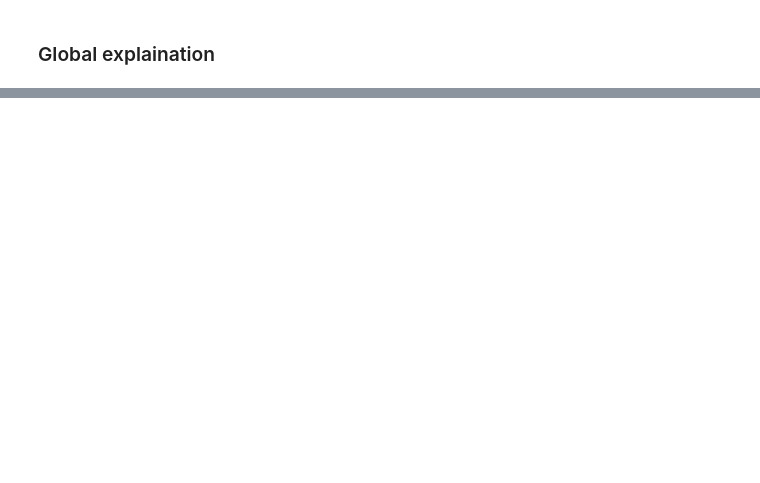
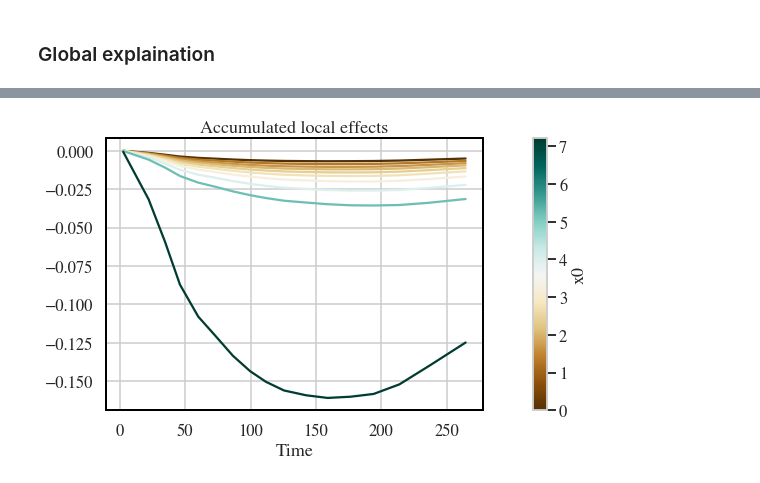
Before and after one commit to TeamHeKA/survinsights, a Jupyter notebook: tutorials.ipynb, the cells around one changed output, grey strips where cells are left out. Cells and saved outputs as stored; diff of their text form; code cells hidden in the pictures; blank space fills up the shorter version.

Commit message:
Support the accumulated local effects plots method

```diff
--- a/tutorials.ipynb
+++ b/tutorials.ipynb
@@ -136,0 +137,8 @@ global_explaination.plot_PFI(feat_importance_df)
+# %%
+# accumulated local effects plots
+explained_feature = "x0"
+ALE_df = global_explaination.accumulated_local_effects_plots(model_explainer, explained_feature)
+# %%
+global_explaination.plot_ALE(ALE_df, explained_feature)
+# %% [output]
+[figure, added]
```
Also changed, not shown: parts of 5 cells of this notebook, 1 other file.
